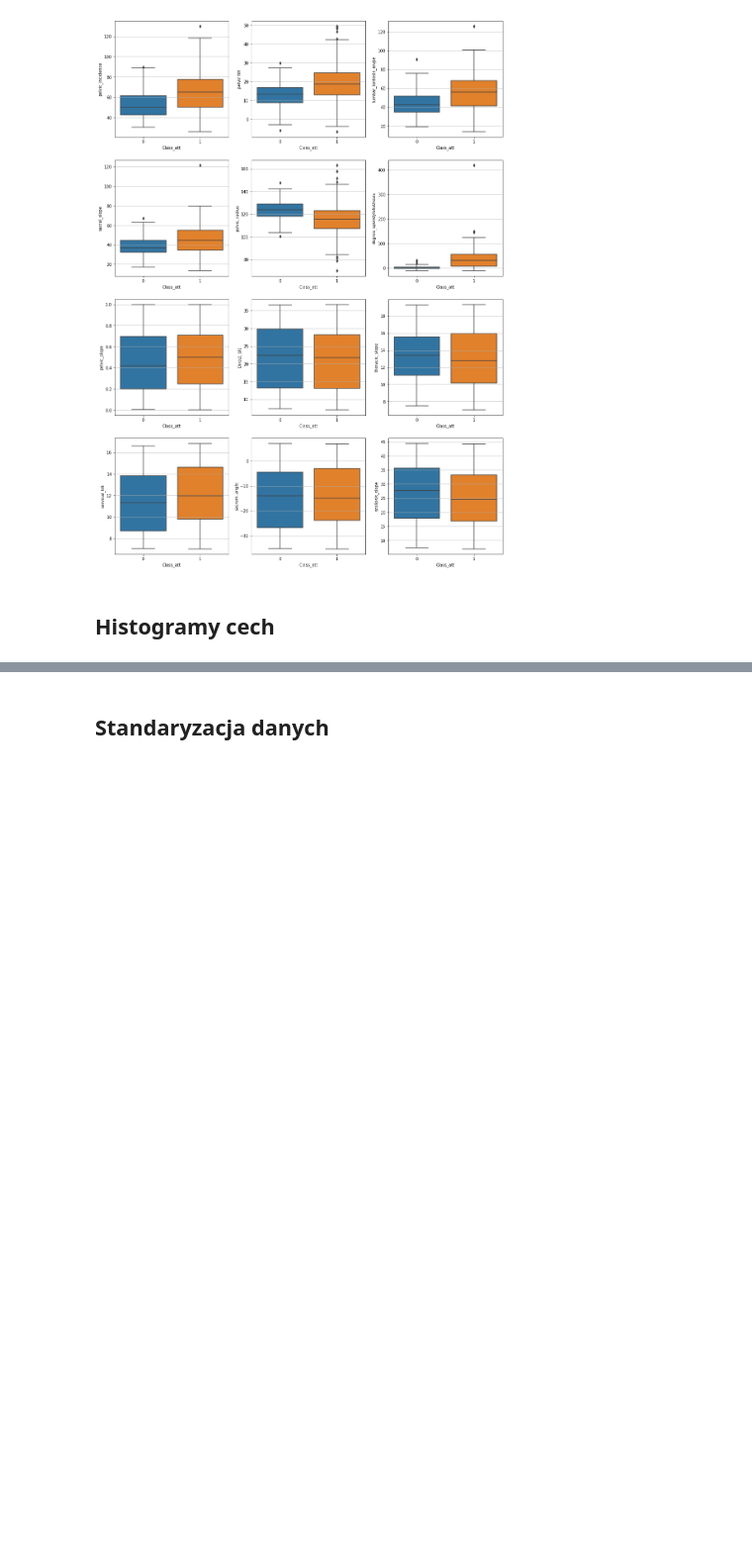
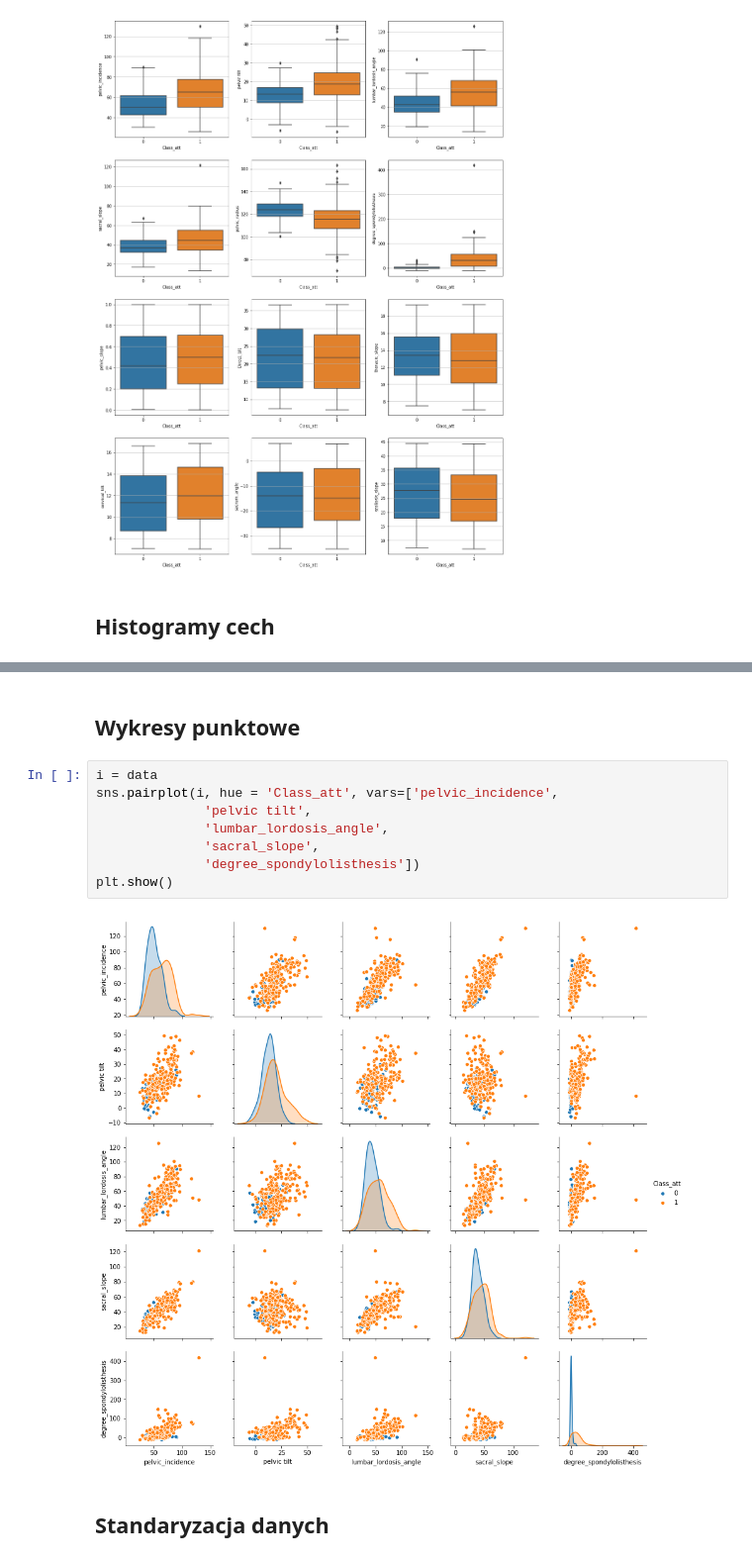
Before and after one commit to monika-osiak/lower-back-pain-classification, a Jupyter notebook: lower-back-pain-classification.ipynb, the cells around one changed output, grey strips where cells are left out. Shown at 99% size. Saved outputs shown, nothing was run; the diff lists cells and outputs as text; blank space fills up the shorter version.

```diff
--- a/lower-back-pain-classification.ipynb
+++ b/lower-back-pain-classification.ipynb
@@ -114,3 +115,15 @@ for i, c in enumerate(columns):
+# %% [markdown]
+## Wykresy punktowe
+# %%
+i = data
+sns.pairplot(i, hue = 'Class_att', vars=['pelvic_incidence',
+              'pelvic tilt',
+              'lumbar_lordosis_angle',
+              'sacral_slope',
+              'degree_spondylolisthesis'])
+plt.show()
+# %% [output]
+[figure, added]
 # %% [markdown]
 ## Standaryzacja danych
 # %%
```
Also changed, not shown: parts of 25 cells of this notebook.
